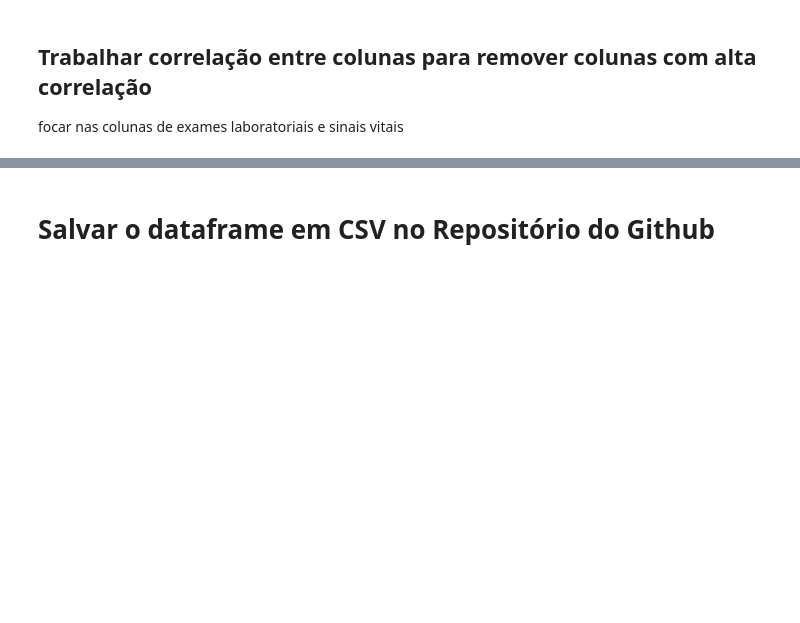
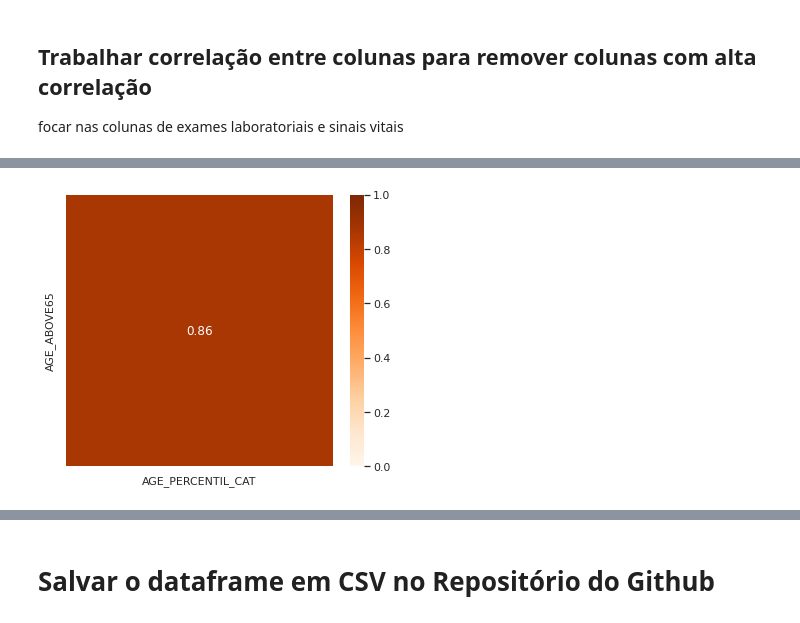
Before and after one commit to itsGab/ds_fcst_icu_covid_w_ml, a Jupyter notebook: notebooks/tratamento_dos_dados_e_limpeza.ipynb, the cells around one changed output, grey strips where cells are left out. Cells and saved outputs as stored; diff of their text form; code cells hidden in the pictures; blank space fills up the shorter version.

```diff
--- a/notebooks/tratamento_dos_dados_e_limpeza.ipynb
+++ b/notebooks/tratamento_dos_dados_e_limpeza.ipynb
@@ -316,0 +241,10 @@ df_final = df_limpo.set_index('PATIENT_VISIT_IDENTIFIER')
+# %%
+# Computando a triangulo da matrix de correlação absoluta
+matrix_corr_abs = matrix_corr.mask(mask).abs()
+
+# Listando as colunas com alta correlação ou sem variancia
+taxa_corte_corr = 0.90
+excluir_cols = [col for col in matrix_corr_abs.columns if any(matrix_corr_abs[col]>taxa_corte_corr) or matrix_corr_abs[col].sum() == 0]
+
+# Listando colunas exames e sinais vitais usaveis
+cols_exames_e_vitais_usaveis = [col for col in cols_exames_e_vitais if col not in excluir_cols]
@@ -316,0 +264,11 @@ df_final = df_limpo.set_index('PATIENT_VISIT_IDENTIFIER')
+# %%
+# Selecionando colunas usaveis
+
+# Listando todas as colunas usaveis
+cols_usaveis = cols_outras + cols_demograficas + cols_comorbidades + cols_exames_e_vitais_usaveis
+
+# Fatiando DataFrame com colunas usaveis
+df_tratado_sem_corr = df_tratado[cols_usaveis]
+
+display(df_tratado_sem_corr.shape)
+display(df_tratado_sem_corr.head())
@@ -316,0 +297,5 @@ df_final = df_limpo.set_index('PATIENT_VISIT_IDENTIFIER')
+# %%
+# Transformando age percentil em dados categoricos
+
+col_age_percentil_cat = df_tratado_sem_corr['AGE_PERCENTIL'].astype('category').cat.codes
+df_tratado_sem_corr['AGE_PERCENTIL_CAT'] = col_age_percentil_cat
@@ -316,0 +321,11 @@ df_final = df_limpo.set_index('PATIENT_VISIT_IDENTIFIER')
+# %%
+# Dando um olhada na correlação
+
+matrix_temp = df_tratado_sem_corr[['AGE_PERCENTIL_CAT', 'AGE_ABOVE65']].corr()
+
+f, ax = plt.subplots(figsize=(6, 5))
+sns.heatmap(matrix_temp.loc[['AGE_ABOVE65'], ['AGE_PERCENTIL_CAT']], vmin=0,
+            vmax=1, annot=True, cmap='Oranges')
+plt.show()
+# %% [output]
+[figure, added]
```
Also changed, not shown: parts of 64 cells of this notebook.
